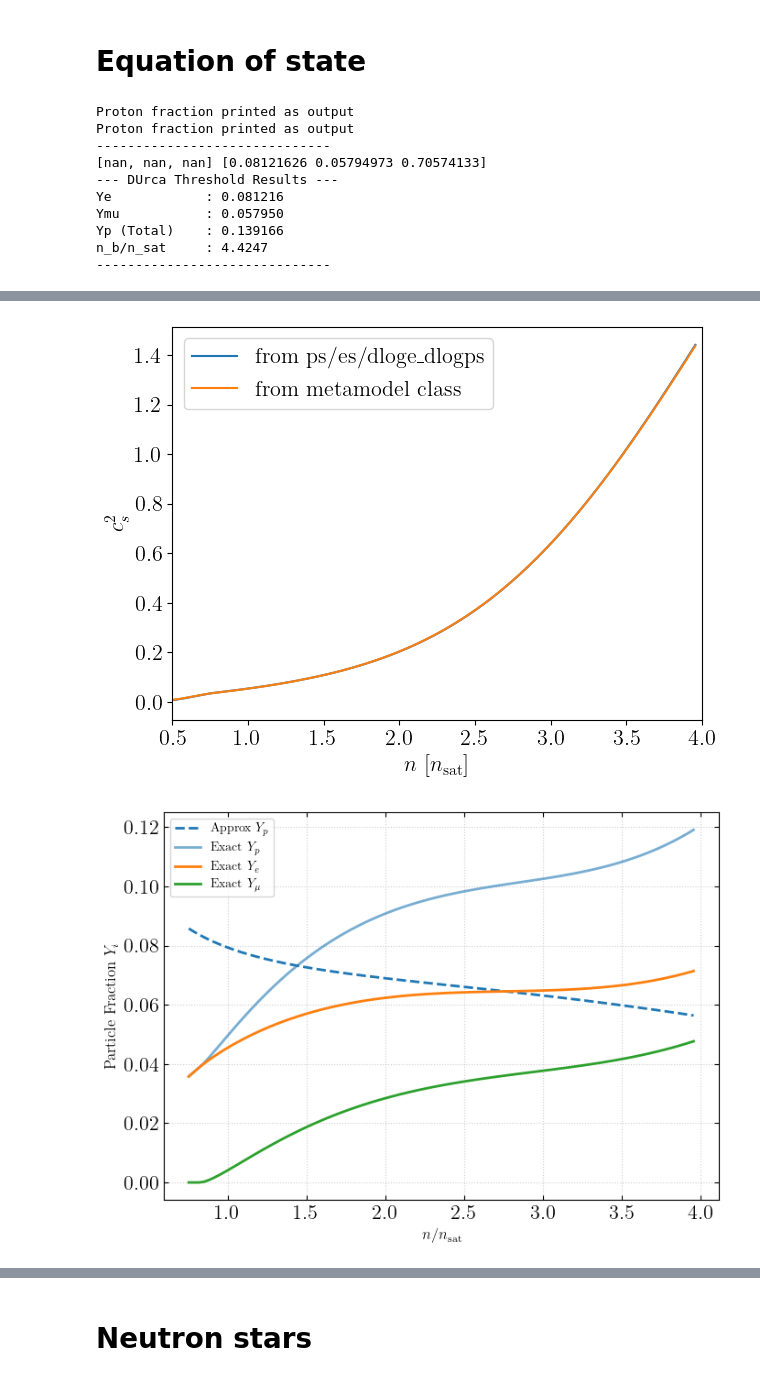
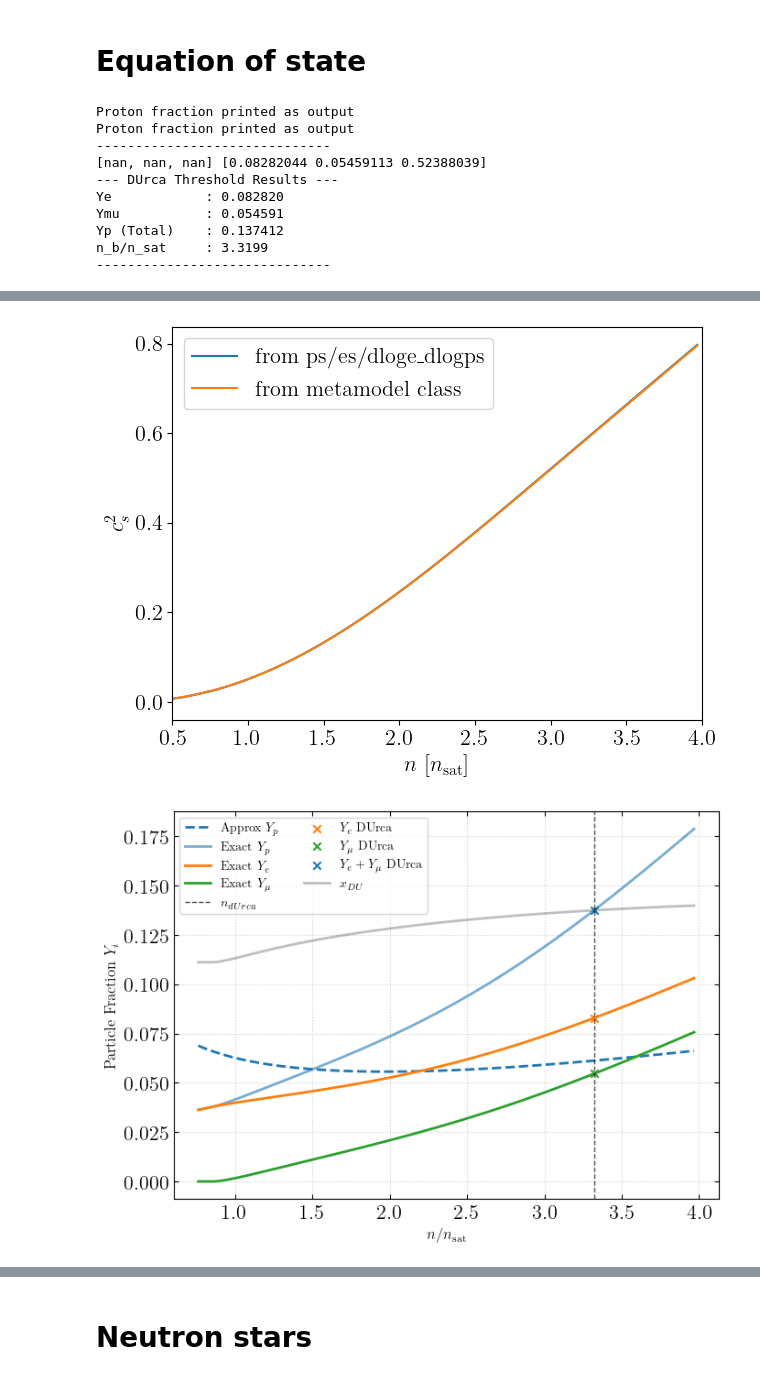
Before and after one commit to diodaberjalan/jester, a Jupyter notebook: examples/eos_tov/eos_tov_beta-test.ipynb, the cells around one changed output, grey strips where cells are left out. Drawn from its saved outputs; the diff is of its cells as text; code cells hidden in the pictures.

```diff
--- a/examples/eos_tov/eos_tov_beta-test.ipynb
+++ b/examples/eos_tov/eos_tov_beta-test.ipynb
@@ -27,24 +27,35 @@ W0120 16:34:06.091132  478825 cuda_executor.cc:1802] GPU interconnect informatio
 # %% [markdown]
 # Equation of state
 # %%
-nsat = 0.1595 # nuclear saturation density in fm^-3
+nsat = 0.1578 # nuclear saturation density in fm^-3
 
 # Define the EOS object, here we focus on Metamodel with CSE
 eos_exact = MetaModel_only(nmax_nsat=6.0, proton_fraction = 'exact', calculate_durca = True)
 eos = MetaModel_only(nmax_nsat=6.0)
 
 # Define the nuclear empirical parameters (NEPs) -- all in MeV
-NEP_dict = {"E_sat": -16.0, # saturation parameters
-            "K_sat": 200.0,
-            "Q_sat": 0.0,
-            "Z_sat": 0.0,
-            "E_sym": 32.0, # symmetry parameters
-            "L_sym": 70.0,
-            "K_sym": -100.0,
-            "Q_sym": 0.0,
-            "Z_sym": 0.0,
+# NEP_dict = {"E_sat": -16.0, # saturation parameters
+#             "K_sat": 200.0,
+#             "Q_sat": 0.0,
+#             "Z_sat": 0.0,
+#             "E_sym": 32.0, # symmetry parameters
+#             "L_sym": 70.0,
+#             "K_sym": -100.0,
+#             "Q_sym": 0.0,
+#             "Z_sym": 0.0,
+#             }
+
+#from paper
+NEP_dict = {"E_sat": -16.048, # saturation parameters
+            "K_sat": 245.52,
+            "Q_sat": -49.22,
+            "Z_sat": -910.69,
+            "E_sym": 30.0, # symmetry parameters
+            "L_sym": 46.3967,
+            "K_sym": -37.60,
+            "Q_sym": 361.70,
+            "Z_sym": -932.13,
             }
-
 # SLy dict
 # NEP_dict = {"E_sat": -15.97, # saturation parameters
 #             "K_sat":  229.9,
@@ -97,11 +108,11 @@ print("-" * 30)
 plt.subplots(nrows = 2, ncols = 2, figsize = (12, 10))
 
 # For the plot, let's make some conversions to more common units
-ns_plots = ns / utils.fm_inv3_to_geometric / 0.16
+ns_plots = ns / utils.fm_inv3_to_geometric / nsat
 es_plots = es / utils.MeV_fm_inv3_to_geometric
 ps_plots = ps / utils.MeV_fm_inv3_to_geometric
 
-ns_plots_exact = ns_exact / utils.fm_inv3_to_geometric / 0.16
+ns_plots_exact = ns_exact / utils.fm_inv3_to_geometric / nsat
 es_plots_exact = es_exact / utils.MeV_fm_inv3_to_geometric
 ps_plots_exact = ps_exact / utils.MeV_fm_inv3_to_geometric
 
@@ -164,8 +175,8 @@ plt.tight_layout()
 plt.show()
 plt.close()
 
-plt.plot(ns_exact/ utils.fm_inv3_to_geometric / 0.16, ps_exact / es_exact /dloge_dlogps_exact, label = "from ps/es/dloge_dlogps")
-plt.plot(ns_exact/ utils.fm_inv3_to_geometric / 0.16, cs2_exact, label = "from metamodel class")
+plt.plot(ns_exact/ utils.fm_inv3_to_geometric / nsat, ps_exact / es_exact /dloge_dlogps_exact, label = "from ps/es/dloge_dlogps")
+plt.plot(ns_exact/ utils.fm_inv3_to_geometric / nsat, cs2_exact, label = "from metamodel class")
 plt.xlabel(r"$n$ [$n_{\rm{sat}}$]")
 plt.ylabel(r"$c_s^2$ ")
 # plt.yscale("log")
@@ -185,22 +196,33 @@ plt.rcParams['ytick.right'] = True
 
 fig, ax = plt.subplots(figsize=(7, 5))
 
-ax.plot(n_metamodel_orig / 0.16, proton_fraction,
+ax.plot(n_metamodel_orig / nsat, proton_fraction,
         ls='--', lw=2, color='tab:blue', label=r"Approx $Y_p$")
-ax.plot(n_metamodel_orig_exact / 0.16, proton_fraction_exact,
+ax.plot(n_metamodel_orig_exact / nsat, proton_fraction_exact,
         ls='-', lw=2, color='tab:blue', alpha=0.6, label=r"Exact $Y_p$")
 
-ax.plot(n_metamodel_orig_exact / 0.16, e_fraction_exact,
+ax.plot(n_metamodel_orig_exact / nsat, e_fraction_exact,
         ls='-', lw=2, color='tab:orange', label=r"Exact $Y_e$")
-ax.plot(n_metamodel_orig_exact / 0.16, muon_fraction_exact,
+ax.plot(n_metamodel_orig_exact / nsat, muon_fraction_exact,
         ls='-', lw=2, color='tab:green', label=r"Exact $Y_{\mu}$")
+
+# ax.plot(n_metamodel_orig / nsat, (ye_durca + ym_durca)*n_metamodel_orig / nsat,
+#         ls='--', lw=2, color='tab:blue', label=r"$x^{DU}$")
 
 ax.set_xlabel(r"$n/n_{\rm{sat}}$", fontsize=12)
 ax.set_ylabel(r"Particle Fraction $Y_i$", fontsize=12)
+ax.axvline(x=n_durca/nsat, color='black', ls='--', linewidth=1.0, alpha=0.7, label=r'$n_{dUrca}$')
+ax.scatter(n_durca/nsat, ye_durca, color='tab:orange', marker='x', label=r'$Y_{e}$ DUrca')
+ax.scatter(n_durca/nsat, ym_durca, color='tab:green', marker='x', label=r'$Y_{\mu}$ DUrca')
+ax.scatter(n_durca/nsat, ye_durca + ym_durca, color='tab:blue', marker='x', label=r'$Y_{e} + Y_{\mu}$ DUrca')
 
+x_e = e_fraction_exact/(e_fraction_exact+muon_fraction_exact)
+x_DU = 1/(1+(1+jnp.cbrt(x_e))**3)
+ax.plot(n_metamodel_orig_exact / nsat, x_DU,
+        ls='-', lw=2, color='k', alpha = 0.25, label=r"$x_{DU}$")
 # Grid is mandatory for reading values!
 ax.grid(True, which='major', linestyle=':', alpha=0.6)
-ax.legend(frameon=True, loc='best', fontsize=10)
+ax.legend(frameon=True, loc='best', fontsize=10, ncol=2)
 plt.tight_layout()
 
 plt.show()
@@ -209,10 +231,10 @@ plt.close()
 Proton fraction printed as output
 Proton fraction printed as output
 ------------------------------
-[nan, nan, nan] [0.08121626 0.05794973 0.70574133]
+[nan, nan, nan] [0.08282044 0.05459113 0.52388039]
 --- DUrca Threshold Results ---
-Ye            : 0.081216
-Ymu           : 0.057950
-Yp (Total)    : 0.139166
-n_b/n_sat     : 4.4247
+Ye            : 0.082820
+Ymu           : 0.054591
+Yp (Total)    : 0.137412
+n_b/n_sat     : 3.3199
 ------------------------------
@@ -222,3 +244,3 @@ n_b/n_sat     : 4.4247
-[figure, old version]
+[figure, new version]
-[figure, old version]
+[figure, new version]
 # %%
```
Also changed, not shown: parts of 5 cells of this notebook, 2 other files.
